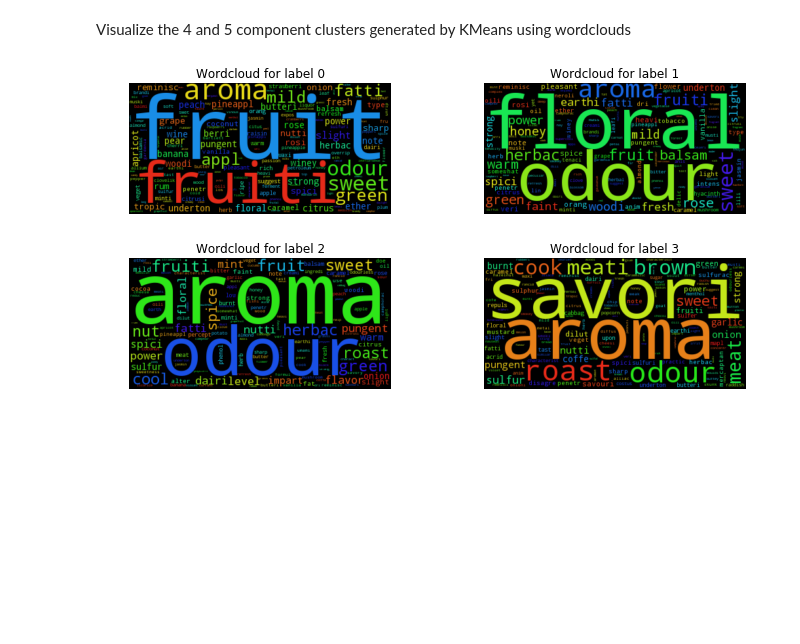
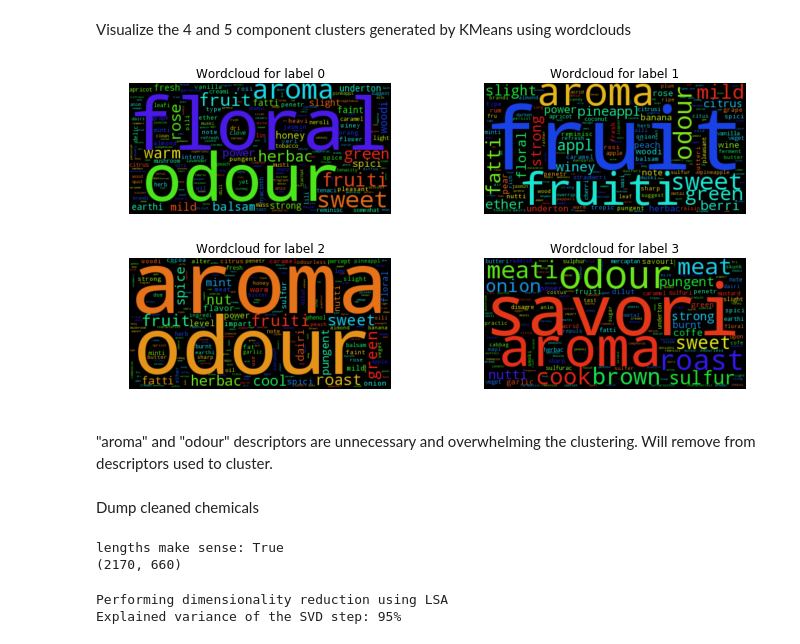
Before and after one commit to trnoriega/chemproject, a Jupyter notebook: descriptor_clustering.ipynb, the cells around one changed output. Drawn from its saved outputs; the diff is of its cells as text; code cells hidden in the pictures; blank space fills up the shorter version.

```diff
--- a/descriptor_clustering.ipynb
+++ b/descriptor_clustering.ipynb
@@ -13,9 +13,13 @@ BASE_DATA_PATH = path.join(path.expanduser('~'),
                            'data_dumps',
                            'chem_project')
 
-merged_chemicals_path = path.join(BASE_DATA_PATH, 'fema_jecfa_merge', 'merged_chemicals.pkl')
-with open(merged_chemicals_path, 'rb') as f:
-    merged_chemicals = pickle.load(f)
+paired_chemicals_path = path.join(BASE_DATA_PATH,
+                                  'rdkit_chemical_matching',
+                                  'trimmed_rdkit_chemicals.pkl')
+with open(paired_chemicals_path, 'rb') as f:
+    paired_chemicals = pickle.load(f)
+
+DATA_PATH = path.join(BASE_DATA_PATH, 'descriptor_clustering')
 # %% [markdown]
 Add unique id numbers to the chemicals in merged list so that I can relate their classification back to their chemical
 # %%
@@ -31,7 +35,7 @@ def add_id(dicto_list):
         dicto['id'] = i
     return new_list
 # %%
-id_chemicals = add_id(merged_chemicals)
+id_chemicals = add_id(paired_chemicals)
 print(id_chemicals[0]['id'])
 # %% [output]
 0
@@ -178,14 +182,16 @@ Visualize the 4 and 5 component clusters generated by KMeans using wordclouds
 # %%
 from wordcloud import WordCloud
 
-def kmeans_wordcloud(n_clusters, descriptors, rows, columns):
-    clusterer = KMeans(n_clusters=n_clusters, random_state=10)
+def kmeans_wordcloud(n_clusters, descriptors, rows, columns,
+                     random_state=42, figsize=(10,5)):
+    assert n_clusters <= rows*columns, "Not enough rows and columns"
+    clusterer = KMeans(n_clusters=n_clusters, random_state=random_state)
     cluster_labels = clusterer.fit_predict(X)
     descriptors = np.array(descriptors)
     plt.close('all')
     fig, axs = plt.subplots(rows, columns, squeeze=False)
     fig.set_tight_layout(True)
-    fig.set_size_inches(10, 5)
+    fig.set_size_inches(figsize[0], figsize[1])
     axs = axs.flatten()
 
     for label in range(n_clusters):
@@ -206,7 +212,10 @@ def kmeans_wordcloud(n_clusters, descriptors, rows, columns):
         ca.set_axis_off()
         ca.set_title('Wordcloud for label {}' .format(label))
     plt.show()
+    return cluster_labels
 # %%
-kmeans_wordcloud(4, descriptors, 2, 2)
+labels_4 = kmeans_wordcloud(4, descriptors, 2, 2)
 # %% [output]
-[figure, old version]
+[figure, new version]
+# %% [markdown]
+"aroma" and "odour" descriptors are unnecessary and overwhelming the clustering. Will remove from descriptors used to cluster.
@@ -212,0 +255,2 @@ kmeans_wordcloud(4, descriptors, 2, 2)
+# %% [markdown]
+Dump cleaned chemicals
@@ -212,0 +262,18 @@ kmeans_wordcloud(4, descriptors, 2, 2)
+# %%
+ids, descriptors = id_descriptor_lists(cleaned_chemicals)
+print('lengths make sense: {}' .format(len(descriptors)==len(id_chemicals)))
+vectorizer = TfidfVectorizer(max_df=0.75,
+                             stop_words='english',
+                             norm='l2',
+                             ngram_range=(1,1))
+
+descriptor_vector = vectorizer.fit_transform(descriptors)
+print(descriptor_vector.shape)
+# %% [output]
+lengths make sense: True
+(2170, 660)
+# %%
+X = apply_lsa(descriptor_vector, 330)
+# %% [output]
+Performing dimensionality reduction using LSA
+Explained variance of the SVD step: 95%
```
Also changed, not shown: parts of 15 cells of this notebook.
